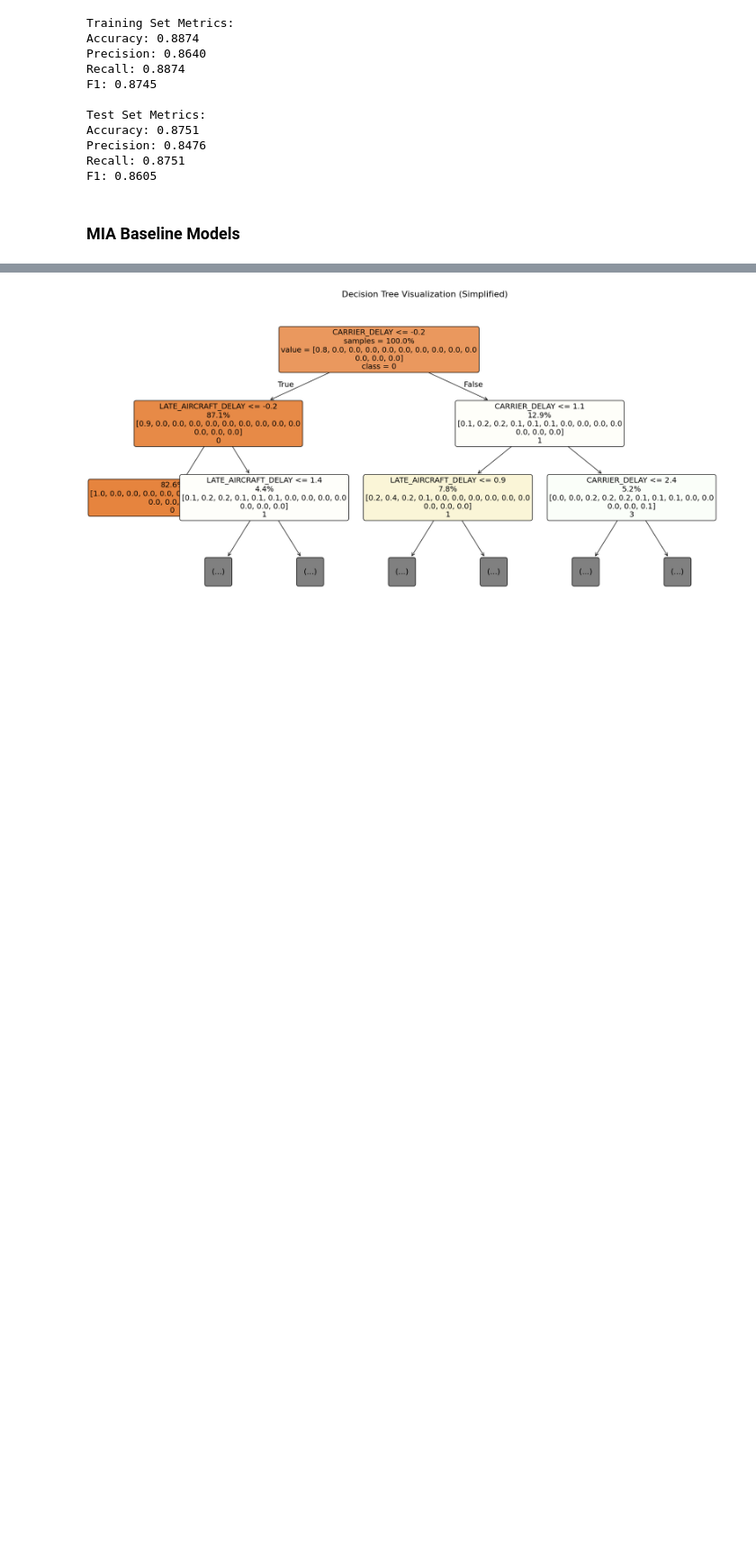
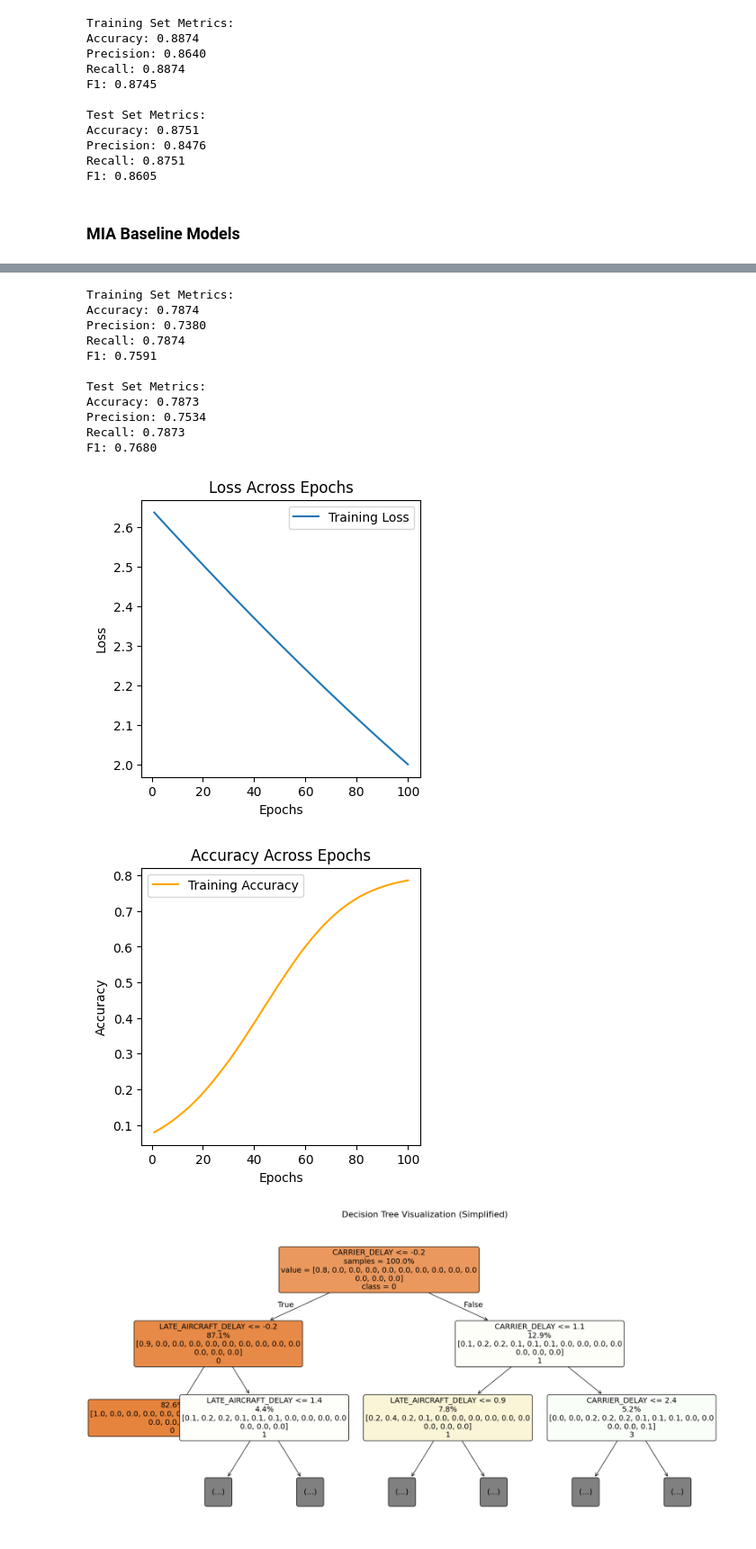
Before and after one commit to craigmiller24/MLP_Project, a Jupyter notebook: Baseline.ipynb, the cells around one changed output, grey strips where cells are left out. Shown at 90% size. Cells and saved outputs as stored; diff of their text form; code cells hidden in the pictures; blank space fills up the shorter version.

```diff
--- a/Baseline.ipynb
+++ b/Baseline.ipynb
@@ -48,5 +66,5 @@ merged_mia_df = pd.read_csv('data/complete/MIA_final_df.csv')
 # preprocessing
 X_train_torch_mia, X_test_torch_mia, Y_train_torch_mia, Y_test_torch_mia, feature_names_mia = preprocess_data(merged_mia_df)
 # %%
-mia_MLR_model, mia_metrics_MLR = train_multinomial_logistic_regression(X_train_torch_mia, Y_train_torch_mia, X_test_torch_mia, Y_test_torch_mia)
+mia_MLR_model, mia_metrics_MLR = train_multinomial_logistic_regression(X_train_torch_mia, X_test_torch_mia, Y_train_torch_mia, Y_test_torch_mia)
 # %% [output]
@@ -54,3 +81,16 @@ RuntimeError: [enforce fail at alloc_cpu.cpp:115] data. DefaultCPUAllocator: not
+Training Set Metrics:
+Accuracy: 0.7874
+Precision: 0.7380
+Recall: 0.7874
+F1: 0.7591
+
+Test Set Metrics:
+Accuracy: 0.7873
+Precision: 0.7534
+Recall: 0.7873
+F1: 0.7680
+[figure, added]
+[figure, added]
 # %%
 mia_DT_model, mia_metrics_DT = train_decision_tree(X_train_torch_mia, X_test_torch_mia, Y_train_torch_mia, Y_test_torch_mia, feature_names_mia)
 # %% [output]
```
Also changed, not shown: parts of 23 cells of this notebook, 13 other files.
